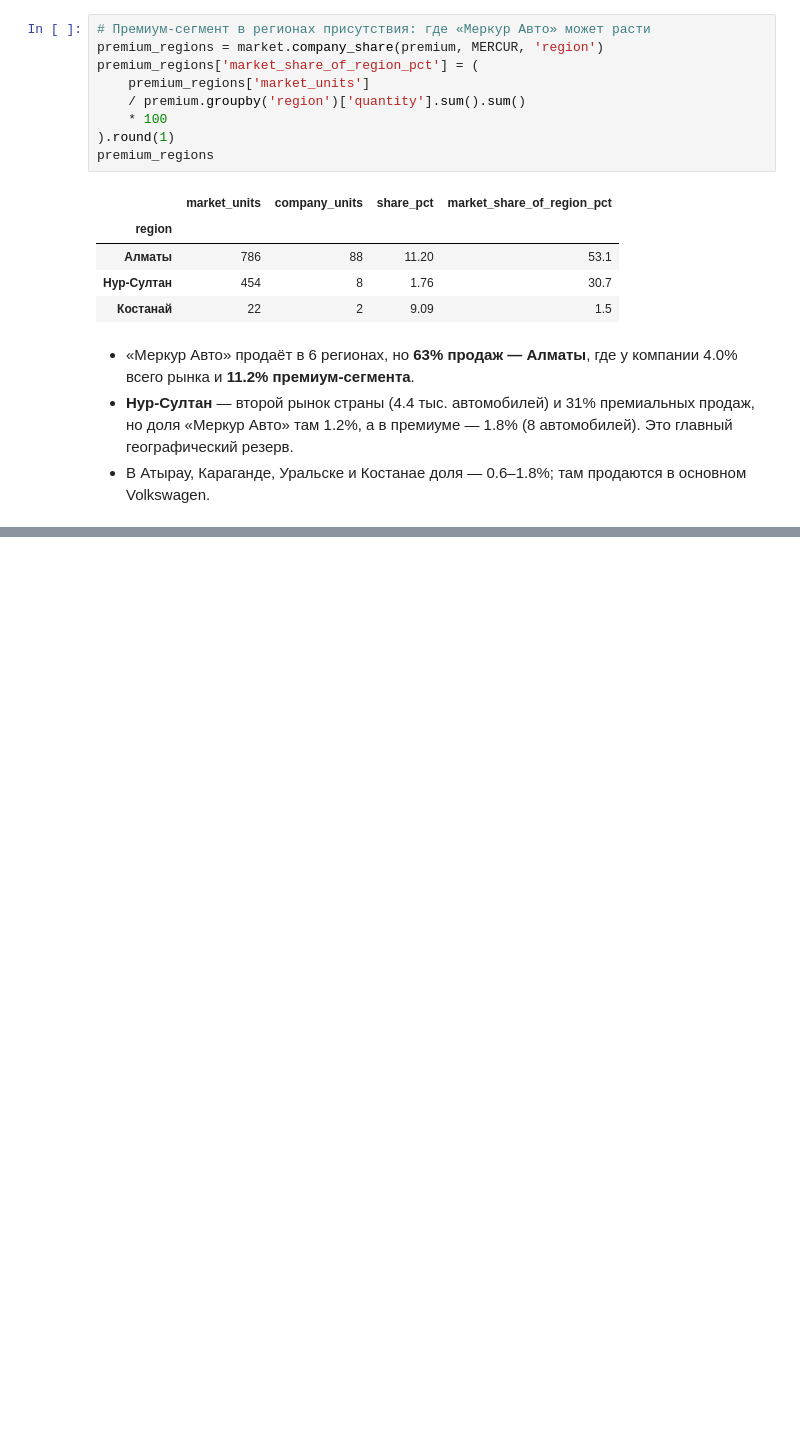
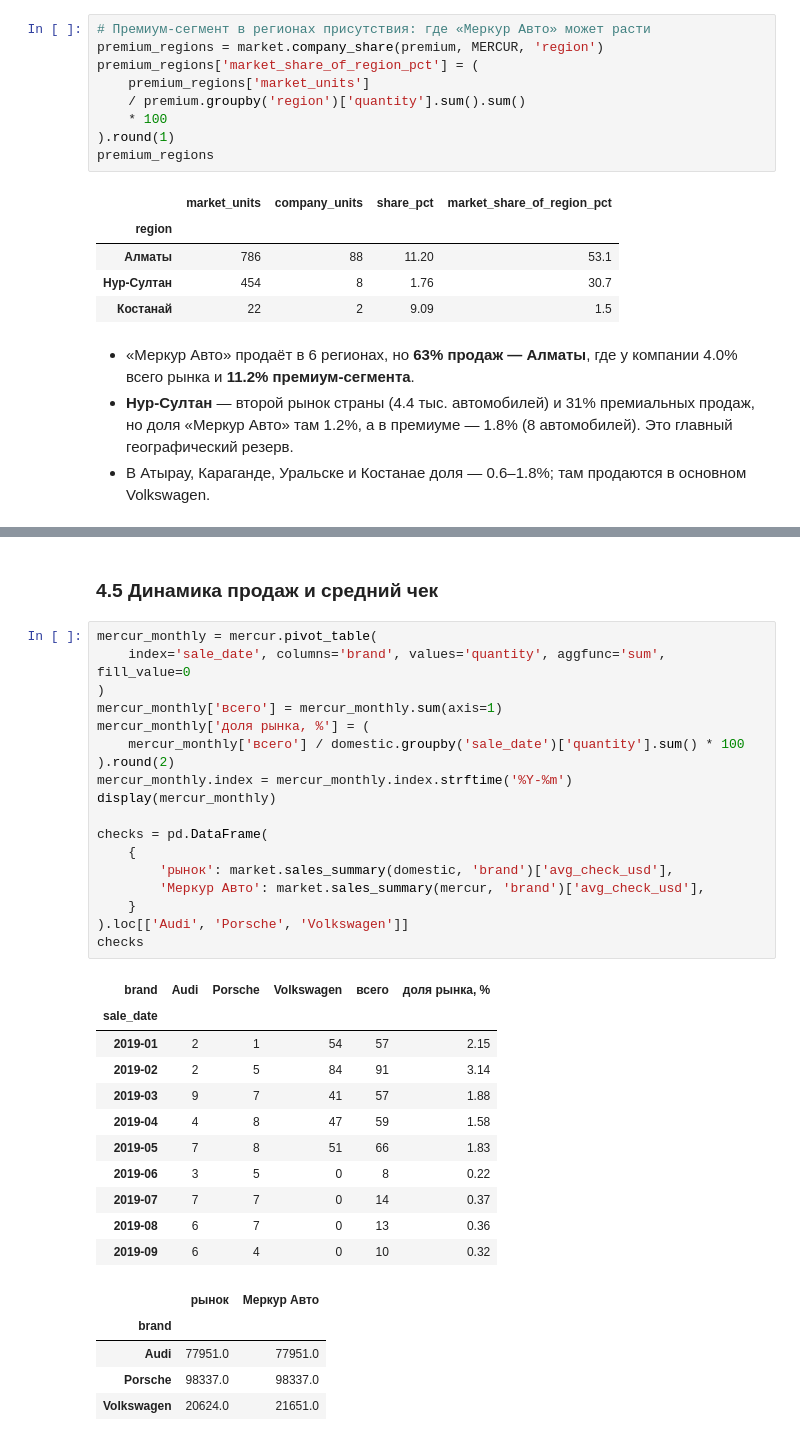
Before and after one commit to radif-ru/kz-auto-market, a Jupyter notebook: notebooks/kz-auto-market.ipynb, the cells around one changed output, grey strips where cells are left out. Cells and saved outputs as stored; diff of their text form; blank space fills up the shorter version.

```diff
--- a/notebooks/kz-auto-market.ipynb
+++ b/notebooks/kz-auto-market.ipynb
@@ -910,0 +976,37 @@ premium_regions
+# %% [markdown]
+### 4.5 Динамика продаж и средний чек
+# %%
+mercur_monthly = mercur.pivot_table(
+    index='sale_date', columns='brand', values='quantity', aggfunc='sum', fill_value=0
+)
+mercur_monthly['всего'] = mercur_monthly.sum(axis=1)
+mercur_monthly['доля рынка, %'] = (
+    mercur_monthly['всего'] / domestic.groupby('sale_date')['quantity'].sum() * 100
+).round(2)
+mercur_monthly.index = mercur_monthly.index.strftime('%Y-%m')
+display(mercur_monthly)
+
+checks = pd.DataFrame(
+    {
+        'рынок': market.sales_summary(domestic, 'brand')['avg_check_usd'],
+        'Меркур Авто': market.sales_summary(mercur, 'brand')['avg_check_usd'],
+    }
+).loc[['Audi', 'Porsche', 'Volkswagen']]
+checks
+# %% [output]
+| brand | Audi | Porsche | Volkswagen | всего | доля рынка, % |
+| sale_date |  |  |  |  |  |
+| 2019-01 | 2 | 1 | 54 | 57 | 2.15 |
+| 2019-02 | 2 | 5 | 84 | 91 | 3.14 |
+| 2019-03 | 9 | 7 | 41 | 57 | 1.88 |
+| 2019-04 | 4 | 8 | 47 | 59 | 1.58 |
+| 2019-05 | 7 | 8 | 51 | 66 | 1.83 |
+| 2019-06 | 3 | 5 | 0 | 8 | 0.22 |
+| 2019-07 | 7 | 7 | 0 | 14 | 0.37 |
+| 2019-08 | 6 | 7 | 0 | 13 | 0.36 |
+| 2019-09 | 6 | 4 | 0 | 10 | 0.32 |
+|  | рынок | Меркур Авто |
+| brand |  |  |
+| Audi | 77951.0 | 77951.0 |
+| Porsche | 98337.0 | 98337.0 |
+| Volkswagen | 20624.0 | 21651.0 |
```
Also changed, not shown: parts of 8 cells of this notebook.
